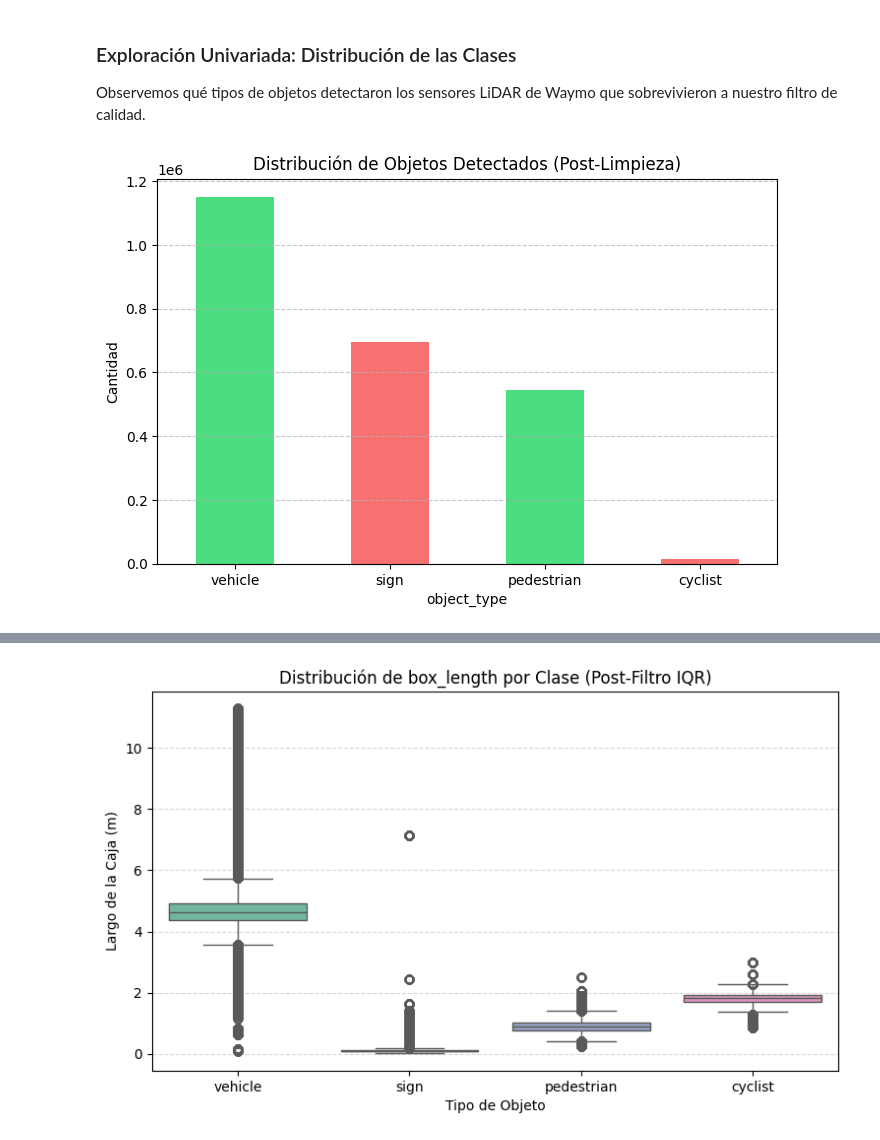
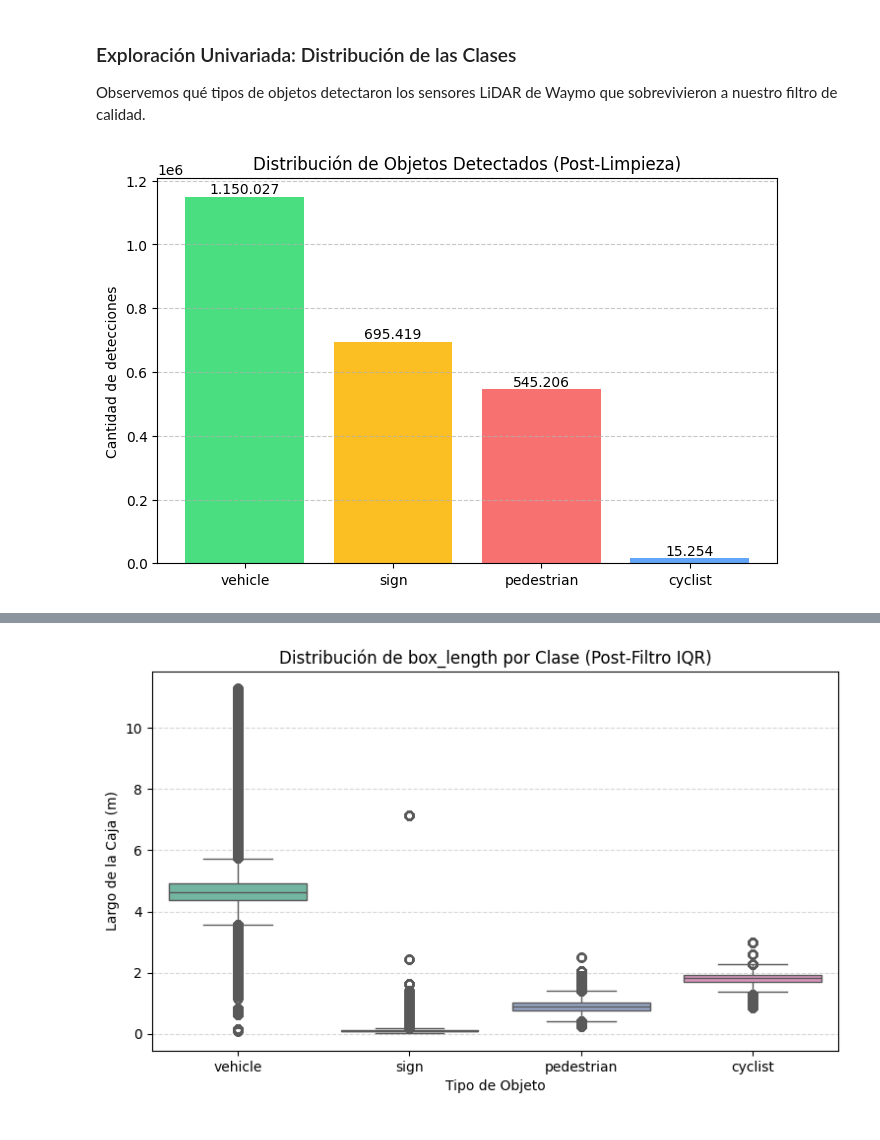
Before and after one commit to MartinPapic/waymo_motion, a Jupyter notebook: backend/notebooks/EP1_Memoria_Waymo_Motion.ipynb, the cells around one changed output, grey strips where cells are left out. Drawn from its saved outputs; the diff is of its cells as text; code cells hidden in the pictures.

```diff
--- a/backend/notebooks/EP1_Memoria_Waymo_Motion.ipynb
+++ b/backend/notebooks/EP1_Memoria_Waymo_Motion.ipynb
@@ -117,15 +216,21 @@ Registros descartados (duplicados + outliers): 8221 (0.3%)
 # %% [markdown]
 ### Exploración Univariada: Distribución de las Clases
 Observemos qué tipos de objetos detectaron los sensores LiDAR de Waymo que sobrevivieron a nuestro filtro de calidad.
-# %%
-clases = df_clean['object_type'].value_counts()
-
-plt.figure(figsize=(8, 5))
-clases.plot(kind='bar', color=['#4ade80', '#f87171'])
-plt.title("Distribución de Objetos Detectados (Post-Limpieza)")
-plt.ylabel("Cantidad")
-plt.xticks(rotation=0)
-plt.grid(axis='y', linestyle='--', alpha=0.7)
-plt.show()
-# %% [output]
-[figure, removed]
+# %%
+clases = df_clean['object_type'].value_counts()
+
+# Un color estable por clase: el rojo destaca a los peatones, que son el foco de la auditoría ética
+paleta = {'vehicle': '#4ade80', 'sign': '#fbbf24', 'pedestrian': '#f87171', 'cyclist': '#60a5fa'}
+colores = [paleta.get(clase, '#94a3b8') for clase in clases.index]
+
+plt.figure(figsize=(8, 5))
+barras = plt.bar(clases.index, clases.values, color=colores)
+plt.title("Distribución de Objetos Detectados (Post-Limpieza)")
+plt.ylabel("Cantidad de detecciones")
+plt.grid(axis='y', linestyle='--', alpha=0.7)
+for barra, valor in zip(barras, clases.values):
+    plt.text(barra.get_x() + barra.get_width() / 2, valor, f"{valor:,}".replace(',', '.'),
+             ha='center', va='bottom', fontsize=10)
+plt.show()
+# %% [output]
+[figure, added]
```
Also changed, not shown: parts of 12 cells of this notebook.
